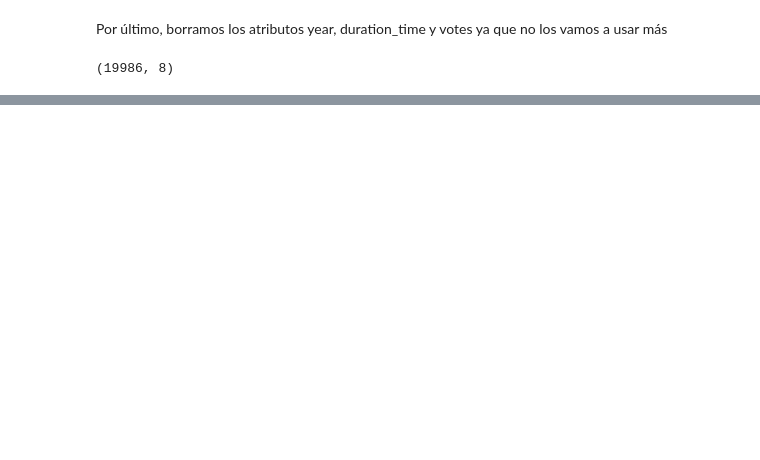
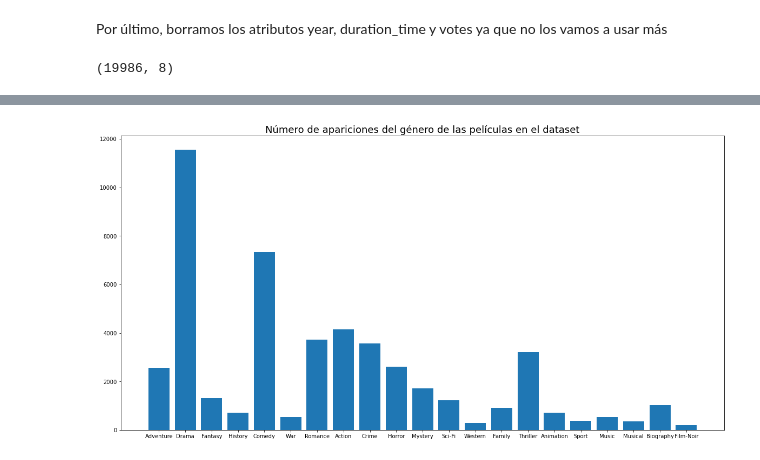
Before and after one commit to antoniomfc/TFM, a Jupyter notebook: Exploración-dataset-imdb.ipynb, the cells around one changed output, grey strips where cells are left out. Cells and saved outputs as stored; diff of their text form; code cells hidden in the pictures; blank space fills up the shorter version.

Commit message:
Terminado exploración y limpieza del dataset

```diff
--- a/Exploración-dataset-imdb.ipynb
+++ b/Exploración-dataset-imdb.ipynb
@@ -243,0 +241,16 @@ df.shape
+# %%
+genres = {}
+for index, row in df.iterrows():
+    tmp = row.genre.split(', ')
+    for i in tmp:
+        if i in genres:
+            genres[i] += 1
+        else:
+            genres[i] = 1
+# %%
+df2 = pd.DataFrame.from_dict(genres, orient='index')
+df2.columns = ['count']
+df2['genre'] = df2.index
+df2.index = np.arange(0, len(df2), 1)
+df2.count = df2['count'].astype('int')
+df2.head(50)
@@ -244,3 +275,10 @@ df.shape
+# %%
+plt.figure(figsize=(20,10))
+plt.bar(df2.genre, df2['count'])
+plt.title('Número de apariciones del género de las películas en el dataset', fontsize=18)
+plt.show()
+# %% [output]
+[figure, added]
 # %%
 # Ya tenemos el dataset limpio, por lo que lo guardamos
 df.to_csv('./data/movies_clean.csv', index=False, header=True)
```
Also changed, not shown: parts of 6 cells of this notebook.
